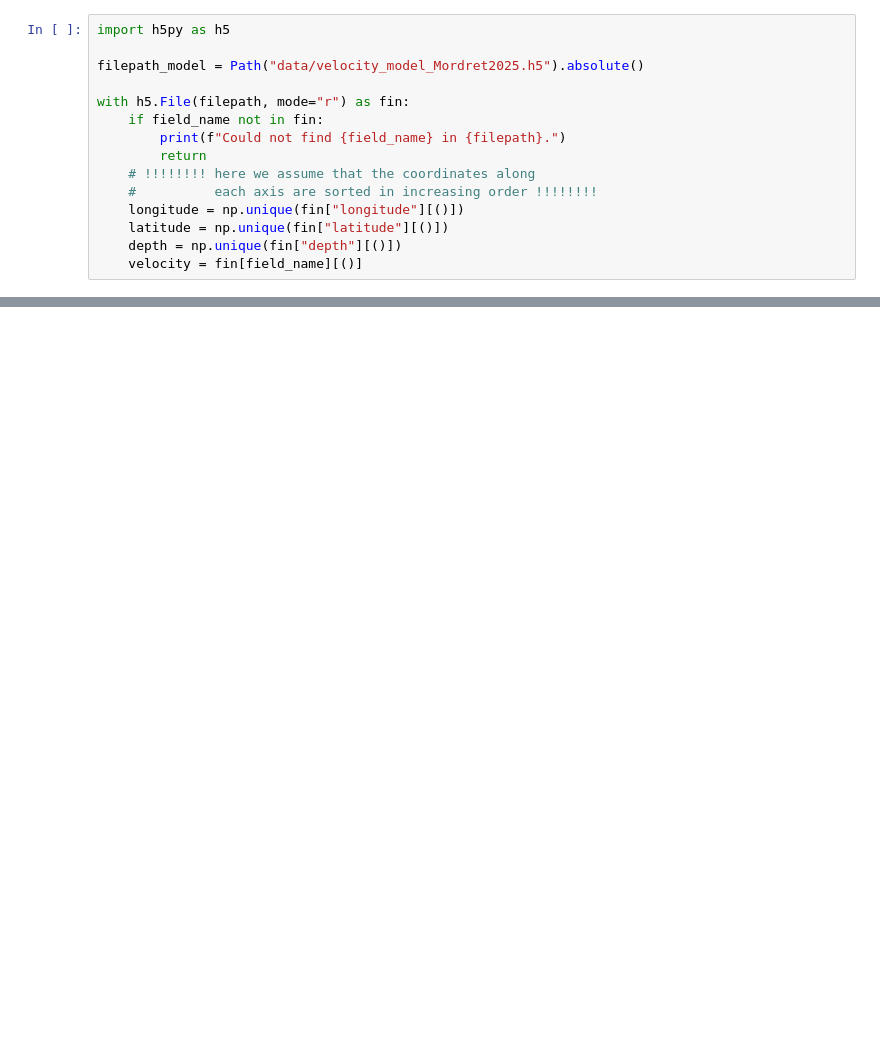
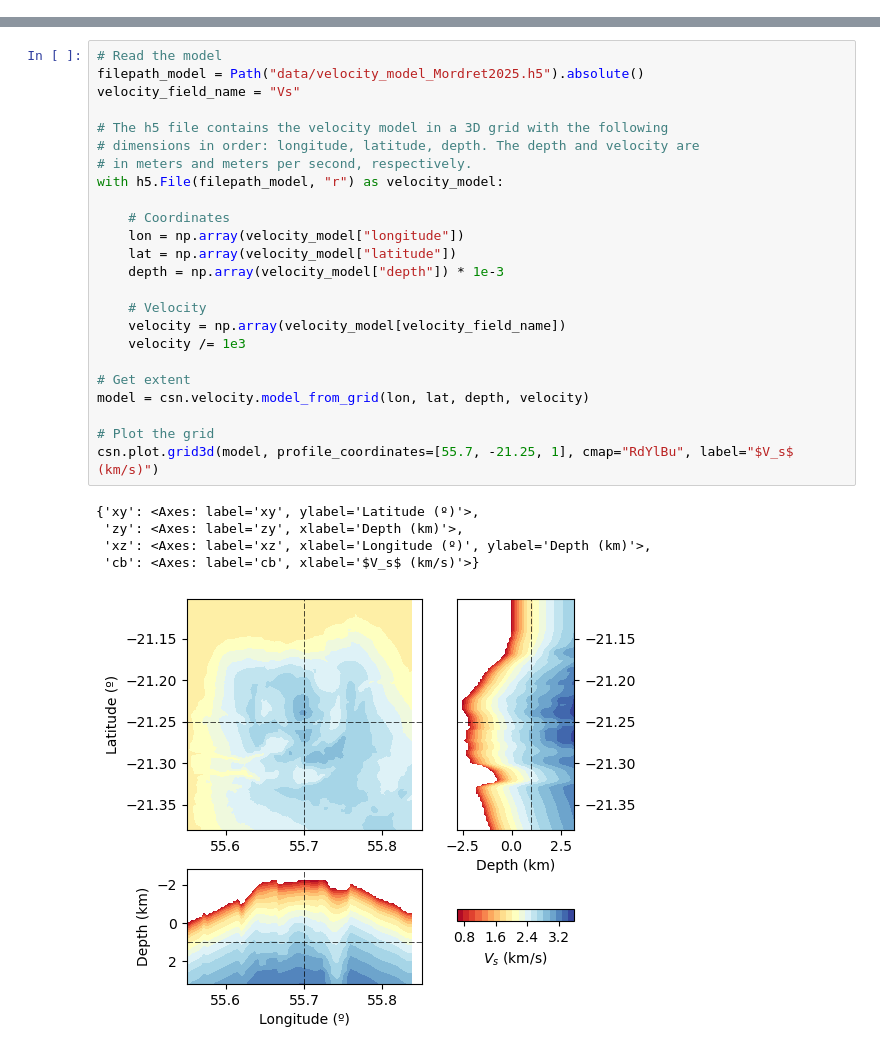
Before and after one commit to leonard-seydoux/covseisnet, a Jupyter notebook: docs/source/tutorials/1_introduction.ipynb, the cells around one changed output, grey strips where cells are left out. Saved outputs shown, nothing was run; the diff lists cells and outputs as text; blank space fills up the shorter version.

```diff
--- a/docs/source/tutorials/1_introduction.ipynb
+++ b/docs/source/tutorials/1_introduction.ipynb
@@ -69,15 +57,0 @@ stream[0].plot()
-# %%
-import h5py as h5
-
-filepath_model = Path("data/velocity_model_Mordret2025.h5").absolute()
-
-with h5.File(filepath, mode="r") as fin:
-    if field_name not in fin:
-        print(f"Could not find {field_name} in {filepath}.")
-        return
-    # !!!!!!!! here we assume that the coordinates along
-    #          each axis are sorted in increasing order !!!!!!!!
-    longitude = np.unique(fin["longitude"][()])
-    latitude = np.unique(fin["latitude"][()])
-    depth = np.unique(fin["depth"][()])
-    velocity = fin[field_name][()]
@@ -100,0 +64,30 @@ csn.plot.grid3d(model, profile_coordinates=[55.7, -21.25, 1000], cmap="RdYlBu")
+# %%
+# Read the model
+filepath_model = Path("data/velocity_model_Mordret2025.h5").absolute()
+velocity_field_name = "Vs"
+
+# The h5 file contains the velocity model in a 3D grid with the following
+# dimensions in order: longitude, latitude, depth. The depth and velocity are
+# in meters and meters per second, respectively.
+with h5.File(filepath_model, "r") as velocity_model:
+
+    # Coordinates
+    lon = np.array(velocity_model["longitude"])
+    lat = np.array(velocity_model["latitude"])
+    depth = np.array(velocity_model["depth"]) * 1e-3
+
+    # Velocity
+    velocity = np.array(velocity_model[velocity_field_name])
+    velocity /= 1e3
+
+# Get extent
+model = csn.velocity.model_from_grid(lon, lat, depth, velocity)
+
+# Plot the grid
+csn.plot.grid3d(model, profile_coordinates=[55.7, -21.25, 1], cmap="RdYlBu", label="$V_s$ (km/s)")
+# %% [output]
+{'xy': <Axes: label='xy', ylabel='Latitude (º)'>,
+ 'zy': <Axes: label='zy', xlabel='Depth (km)'>,
+ 'xz': <Axes: label='xz', xlabel='Longitude (º)', ylabel='Depth (km)'>,
+ 'cb': <Axes: label='cb', xlabel='$V_s$ (km/s)'>}
+[figure, added]
```
Also changed, not shown: parts of 17 cells of this notebook, 1 other file.
